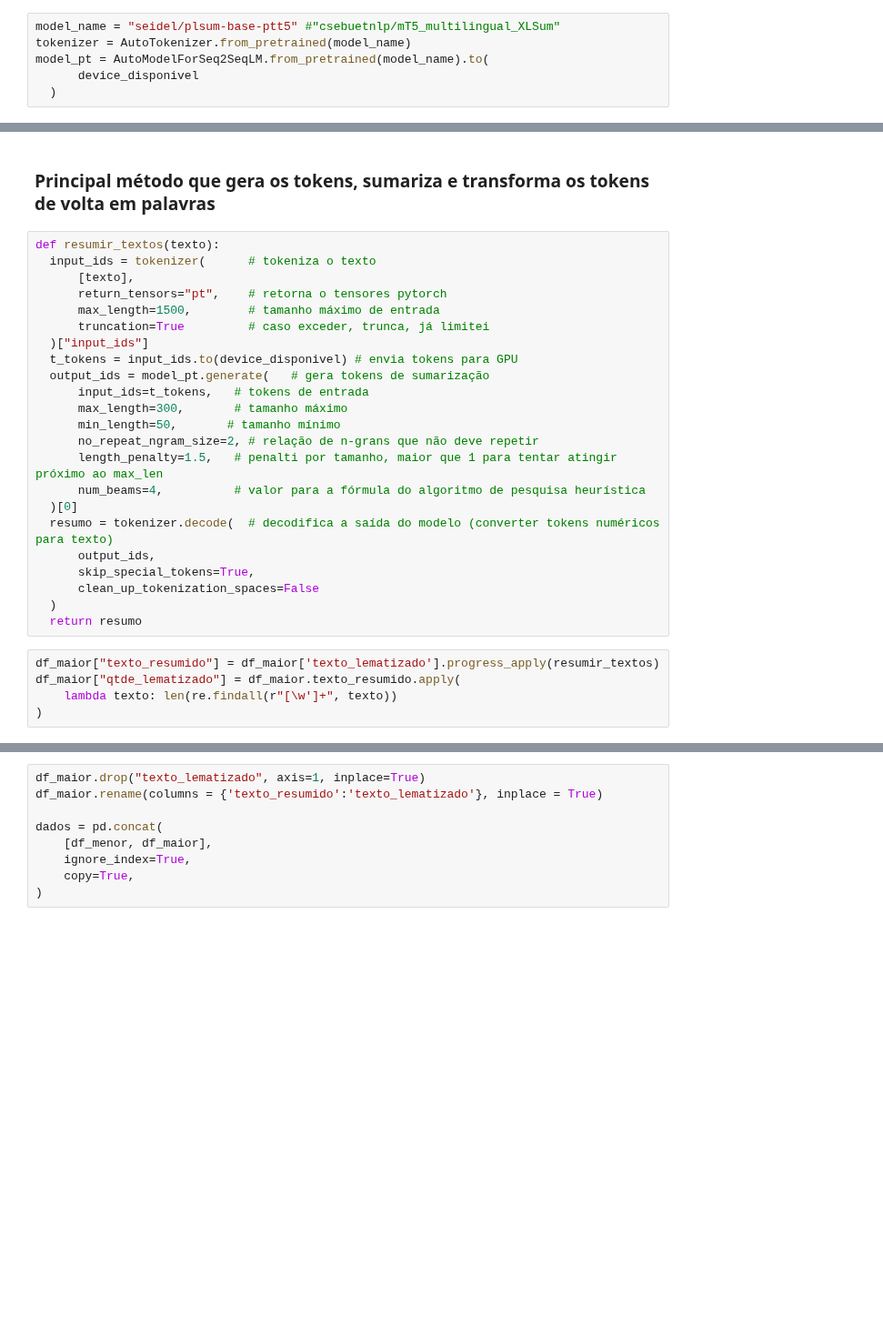
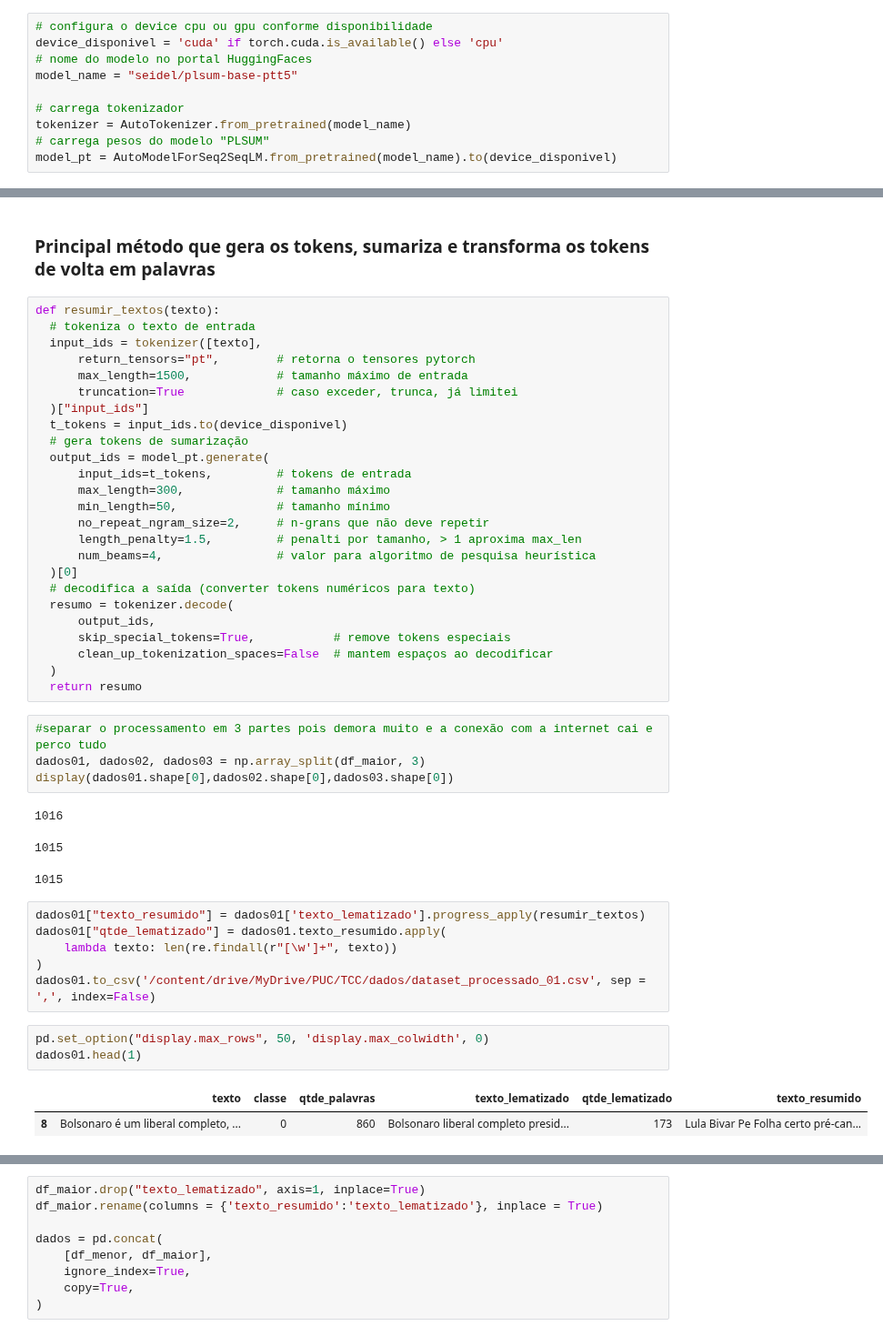
Before and after one commit to caesarcc/pucminas-tcc-fake-news-detection, a Jupyter notebook: passo02_pre_processamento.ipynb, the cells around one changed output, grey strips where cells are left out. Shown at 91% size. Cells and saved outputs as stored; diff of their text form; blank space fills up the shorter version.

```diff
--- a/passo02_pre_processamento.ipynb
+++ b/passo02_pre_processamento.ipynb
@@ -229,11 +226,15 @@ display(f"Maximo de palavras: {dados['qtde_lematizado'].max()}", f"Mínimo de pa
 # %% [markdown]
 ### Carrega o modelo pré-treinado de sumarização
 # %%
-model_name = "seidel/plsum-base-ptt5" #"csebuetnlp/mT5_multilingual_XLSum"
+# configura o device cpu ou gpu conforme disponibilidade
+device_disponivel = 'cuda' if torch.cuda.is_available() else 'cpu'
+# nome do modelo no portal HuggingFaces
+model_name = "seidel/plsum-base-ptt5"
+
+# carrega tokenizador
 tokenizer = AutoTokenizer.from_pretrained(model_name)
-model_pt = AutoModelForSeq2SeqLM.from_pretrained(model_name).to(
-      device_disponivel
-  )
+# carrega pesos do modelo "PLSUM"
+model_pt = AutoModelForSeq2SeqLM.from_pretrained(model_name).to(device_disponivel)
 # %% [markdown]
 ### Separação e salvamento do processo parcial antes de rodar o modelo que leva algumas horas
 # %%
@@ -251,29 +252,46 @@ display(f"Menor: {df_menor.shape[0]}; Maior: {df_maior.shape[0]}")
 ### Principal método que gera os tokens, sumariza e transforma os tokens de volta em palavras
 # %%
 def resumir_textos(texto):
-  input_ids = tokenizer(      # tokeniza o texto
-      [texto],
-      return_tensors="pt",    # retorna o tensores pytorch
-      max_length=1500,        # tamanho máximo de entrada
-      truncation=True         # caso exceder, trunca, já limitei
+  # tokeniza o texto de entrada
+  input_ids = tokenizer([texto],
+      return_tensors="pt",        # retorna o tensores pytorch
+      max_length=1500,            # tamanho máximo de entrada
+      truncation=True             # caso exceder, trunca, já limitei
   )["input_ids"]
-  t_tokens = input_ids.to(device_disponivel) # envia tokens para GPU
-  output_ids = model_pt.generate(   # gera tokens de sumarização
-      input_ids=t_tokens,   # tokens de entrada
-      max_length=300,       # tamanho máximo
-      min_length=50,       # tamanho mínimo
-      no_repeat_ngram_size=2, # relação de n-grans que não deve repetir
-      length_penalty=1.5,   # penalti por tamanho, maior que 1 para tentar atingir próximo ao max_len
-      num_beams=4,          # valor para a fórmula do algoritmo de pesquisa heurística
+  t_tokens = input_ids.to(device_disponivel)
+  # gera tokens de sumarização
+  output_ids = model_pt.generate(
+      input_ids=t_tokens,         # tokens de entrada
+      max_length=300,             # tamanho máximo
+      min_length=50,              # tamanho mínimo
+      no_repeat_ngram_size=2,     # n-grans que não deve repetir
+      length_penalty=1.5,         # penalti por tamanho, > 1 aproxima max_len
+      num_beams=4,                # valor para algoritmo de pesquisa heurística
   )[0]
-  resumo = tokenizer.decode(  # decodifica a saída do modelo (converter tokens numéricos para texto)
+  # decodifica a saída (converter tokens numéricos para texto)
+  resumo = tokenizer.decode(
       output_ids,
-      skip_special_tokens=True,
-      clean_up_tokenization_spaces=False
+      skip_special_tokens=True,           # remove tokens especiais
+      clean_up_tokenization_spaces=False  # mantem espaços ao decodificar
   )
   return resumo
+# %%
+#separar o processamento em 3 partes pois demora muito e a conexão com a internet cai e perco tudo
+dados01, dados02, dados03 = np.array_split(df_maior, 3)
+display(dados01.shape[0],dados02.shape[0],dados03.shape[0])
+# %% [output]
+1016
+1015
+1015
 # %%
-df_maior["texto_resumido"] = df_maior['texto_lematizado'].progress_apply(resumir_textos)
-df_maior["qtde_lematizado"] = df_maior.texto_resumido.apply(
+dados01["texto_resumido"] = dados01['texto_lematizado'].progress_apply(resumir_textos)
+dados01["qtde_lematizado"] = dados01.texto_resumido.apply(
     lambda texto: len(re.findall(r"[\w']+", texto))
 )
+dados01.to_csv('/content/drive/MyDrive/PUC/TCC/dados/dataset_processado_01.csv', sep = ',', index=False)
+# %%
+pd.set_option("display.max_rows", 50, 'display.max_colwidth', 0)
+dados01.head(1)
+# %% [output]
+|  | texto | classe | qtde_palavras | texto_lematizado | qtde_lematizado | texto_resumido |
+| 8 | Bolsonaro é um liberal completo, ... | 0 | 860 | Bolsonaro liberal completo presid... | 173 | Lula Bivar Pe Folha certo pré-can... |
```
Also changed, not shown: parts of 12 cells of this notebook.
